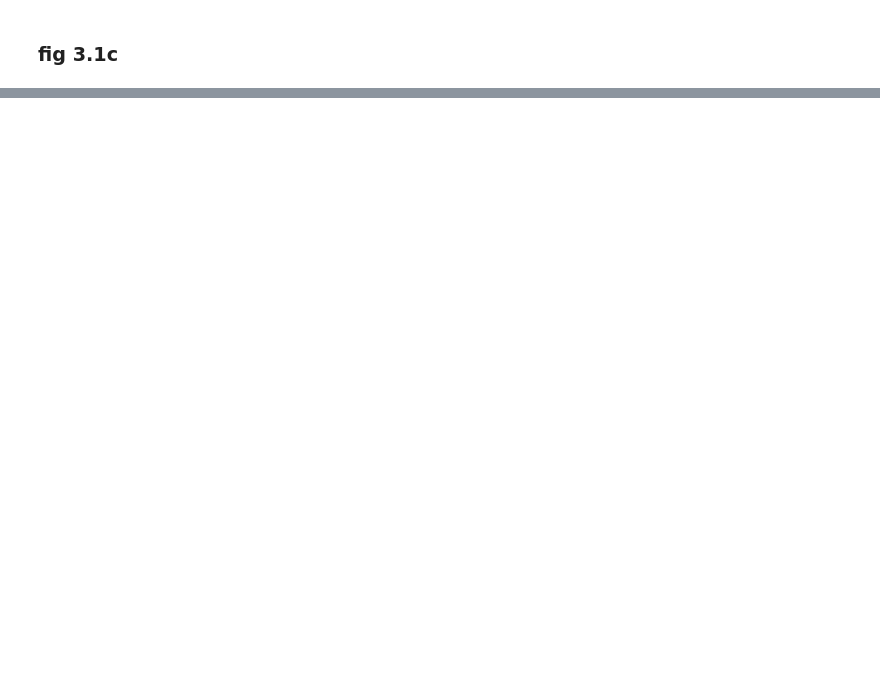
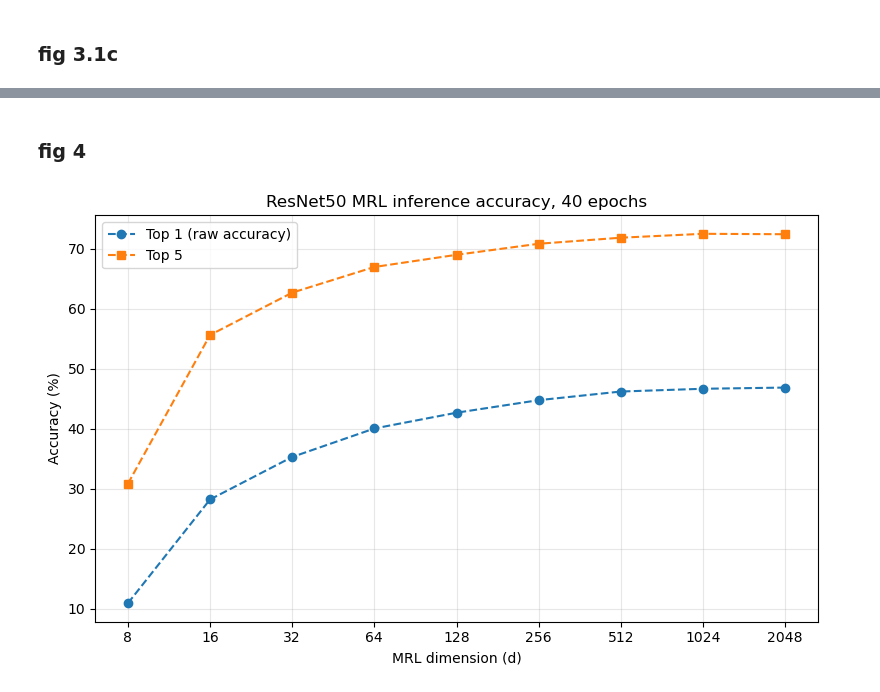
Before and after one commit to cs1500/unargmax-matryoshka, a Jupyter notebook: notebooks/plots.ipynb, the cells around one changed output, grey strips where cells are left out. Saved outputs shown, nothing was run; the diff lists cells and outputs as text; code cells hidden in the pictures; blank space fills up the shorter version.

```diff
--- a/notebooks/plots.ipynb
+++ b/notebooks/plots.ipynb
@@ -59,0 +122,24 @@ plt.show()
+# %% [markdown]
+### fig 4
+# %%
+rep_sizes = [8, 16, 32, 64, 128, 256, 512, 1024, 2048]
+top1 = [10.94, 28.24, 35.32, 40.07, 42.70, 44.79, 46.23, 46.69, 46.89]
+top5 = [30.86, 55.65, 62.71, 66.99, 69.02, 70.86, 71.87, 72.52, 72.45]
+
+plt.figure(figsize=(8, 5))
+plt.plot(rep_sizes, top1, marker="o", linestyle="--", label="Top 1 (raw accuracy)")
+plt.plot(rep_sizes, top5, marker="s", linestyle="--", label="Top 5")
+
+plt.xscale("log", base=2)
+plt.xticks(rep_sizes, rep_sizes)
+plt.xlabel("MRL dimension (d)")
+plt.ylabel("Accuracy (%)")
+plt.title("ResNet50 MRL inference accuracy, 40 epochs")
+plt.legend()
+plt.grid(True, alpha=0.3)
+
+plt.tight_layout()
+plt.savefig("../figures/inference_resnet50_mrl_lr0.10_epochs40_labeled.pdf", format="pdf")
+plt.show()
+# %% [output]
+[figure, added]
```
Also changed, not shown: parts of 8 cells of this notebook, 11 other files.
